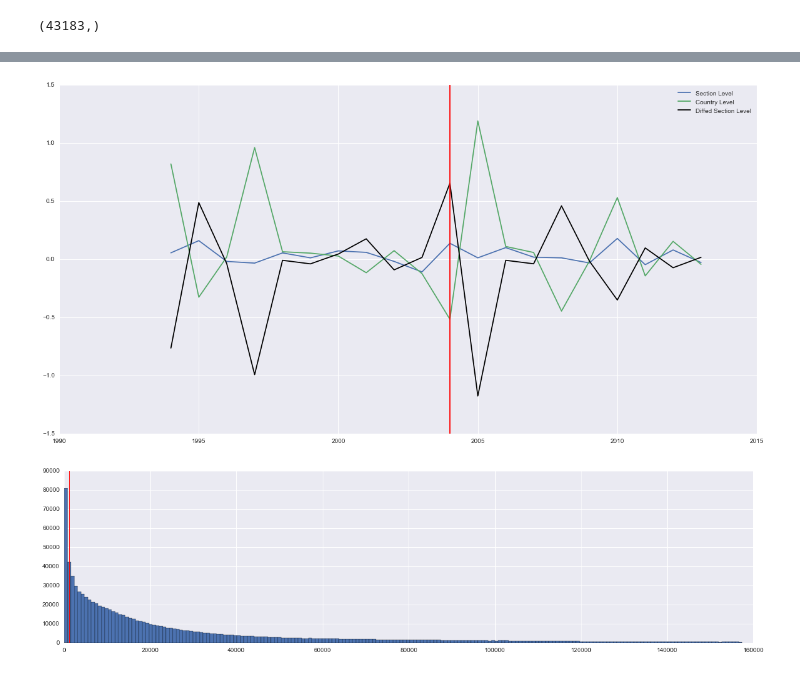
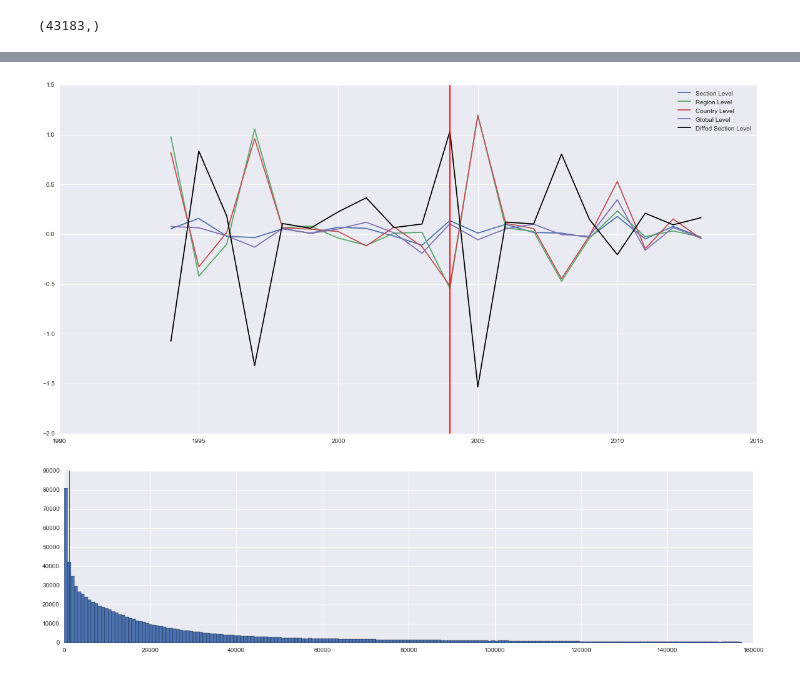
Before and after one commit to feliuserra/Luminosity, a Jupyter notebook: notebooks/data_preprocessing-panel_regression.ipynb, the cells around one changed output, grey strips where cells are left out. Drawn from its saved outputs; the diff is of its cells as text; code cells hidden in the pictures.

```diff
--- a/notebooks/data_preprocessing-panel_regression.ipynb
+++ b/notebooks/data_preprocessing-panel_regression.ipynb
@@ -164,0 +178,3 @@ exports.head()
+# %%
+global_sum_gdp = global_gdp.groupby('year').sum().reset_index().rename(columns={'global_gdp': 'global_sum_gdp'})
+global_sum_gdp.head()
@@ -179,3 +202,7 @@ viv_lum.head()
 | 3 | AFG-1743 | 7.6222 | 1.7464 | 1743 | AFG-1743 | AF- | NaN | AFG | AFG | ... |
 | 4 | AFG-1744 | 7.4299 | 1.6154 | 1744 | AFG-1744 | AF- | NaN | AFG | AFG | ... |
 5 rows × 78 columns
+# %%
+global_sum_lum_path = '../data/interim/global_sum_lum.csv'
+global_sum_lum = pd.read_csv(global_sum_lum_path, encoding='ISO-8859-1', header=None, names=['year','global_sum_lum'])
+global_sum_lum.head()
@@ -230,7 +264,7 @@ country_lum.head()
 def create_panel(allow_lazy=False):
     annual_frames = []
     le = LabelEncoder()
-    for year in range(1993, 2014):
+    for year in range(1992, 2014):
         print('Loading data for year {}'.format(year))
         try:
             if allow_lazy is True:
@@ -267,6 +301,9 @@ def create_panel(allow_lazy=False):
             df = df.merge(inflation, on=['year','country'], how='left')
             df = df.merge(imports, on=['year','country'], how='left')
             df = df.merge(exports, on=['year','country'], how='left')
+            df = df.merge(global_sum_lum, on=['year'], how='left')
+            df = df.merge(global_sum_gdp, on=['year'], how='left')
+            df = df.merge(global_gdp, on=['year', 'country'], how='left')
             target_coords_list = [{'lat': r[0],'lng': r[1]} for r
                 in df[['latitude', 'longitude']].values]
             series_loader = SectionSeriesLoader(
@@ -311,5 +348,6 @@ panel_df = panel.to_dataframe()
 # %% [output]
 (43183,)
 # %%
-panel_df = pd.read_csv('../data/processed/section_series_sum_small/panel.csv', index_col=['year','city'])
-panel = xr.Dataset.from_dataframe(panel_df.dropna(axis=0)).fillna(0)
+# panel_df = pd.read_csv('../data/processed/section_series_sum_small/panel.csv', index_col=['year','city'])
+# panel = xr.Dataset.from_dataframe(panel_df.dropna(axis=0)).fillna(0)
+panel
@@ -316,16 +372,26 @@ panel = xr.Dataset.from_dataframe(panel_df.dropna(axis=0)).fillna(0)
 # %%
-df = panel.sel(city='port-au-prince').to_dataframe().fillna(0).drop(['city','latitude','longitude'],axis=1)
+df = panel.sel(city='colombo').to_dataframe().fillna(0).drop(['city','latitude','longitude'],axis=1)
+pca_pct_change_balancer = pd.DataFrame(
+    PCA().fit_transform(
+        pd.concat([df.region_sum_lum.pct_change(),
+                   df.country_sum_lum.pct_change(),
+                   df.global_sum_lum.pct_change()], axis=1)\
+        .replace([np.inf, -np.inf], np.nan)\
+        .fillna(0))[:,0],
+    index=df.index).sum(axis=1)
+
 plt.figure(figsize=(20,10))
 plt.plot(df.sum_lum.pct_change(), label='Section Level')
+plt.plot(df.region_sum_lum.pct_change(), label='Region Level')
 plt.plot(df.country_sum_lum.pct_change(), label='Country Level')
-plt.plot(df.sum_lum.pct_change() - df.country_sum_lum.pct_change(), label='Diffed Section Level', c='black')
+plt.plot(df.global_sum_lum.pct_change(), label='Global Level')
+plt.plot(df.sum_lum.pct_change() - pca_pct_change_balancer, label='Diffed Section Level', c='black')
 for i, row in df[df['earthquake_dummy'] == True].iterrows():
     plt.axvline(x=row.name, c='r')
-
 plt.legend()
 plt.show()
 # %% [output]
-[figure, old version]
+[figure, new version]
 # %%
 threshold = 50 * 50 * 0.5
 plt.figure(figsize=(20,5))
```
Also changed, not shown: parts of 6 cells of this notebook, 10 other files.
